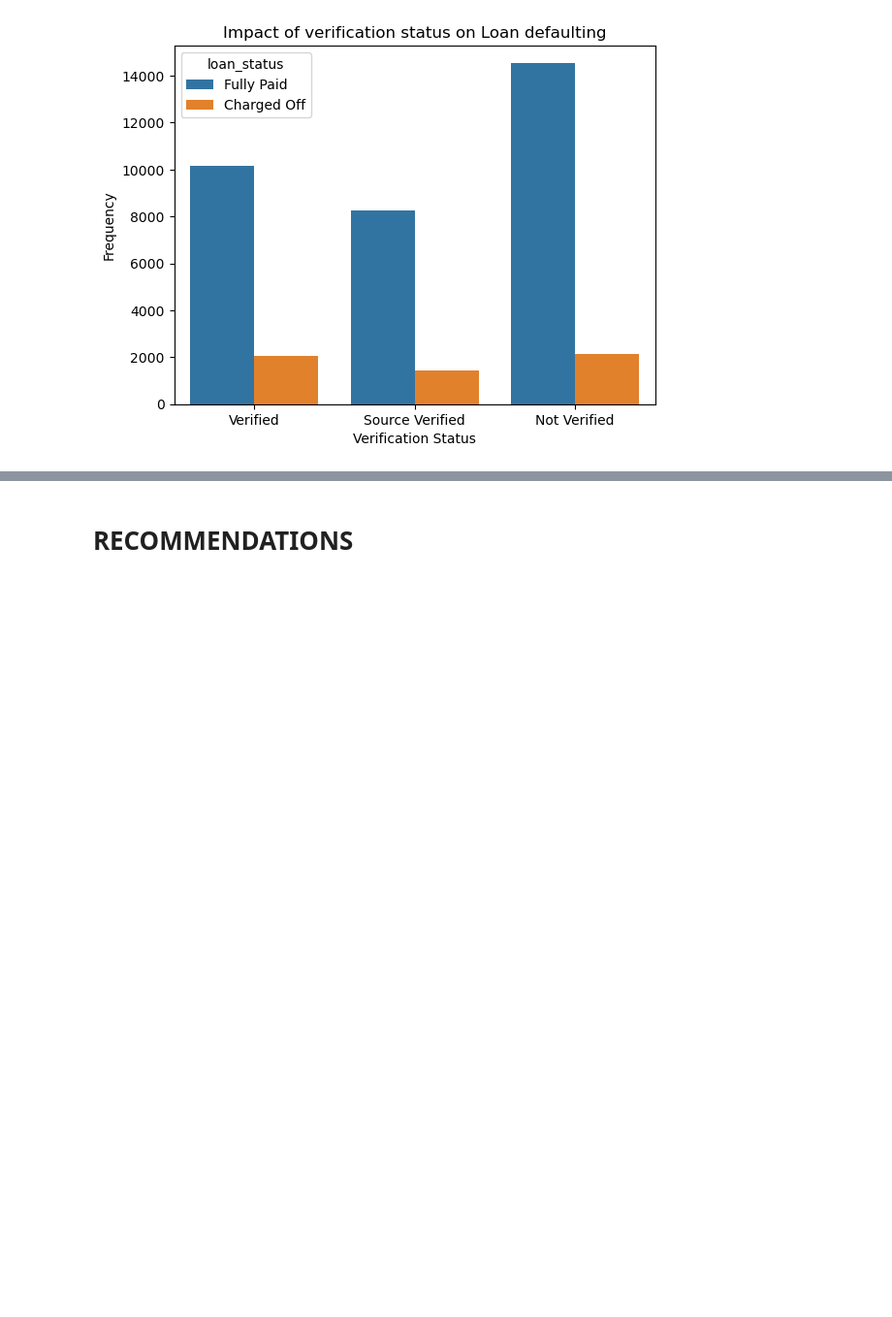
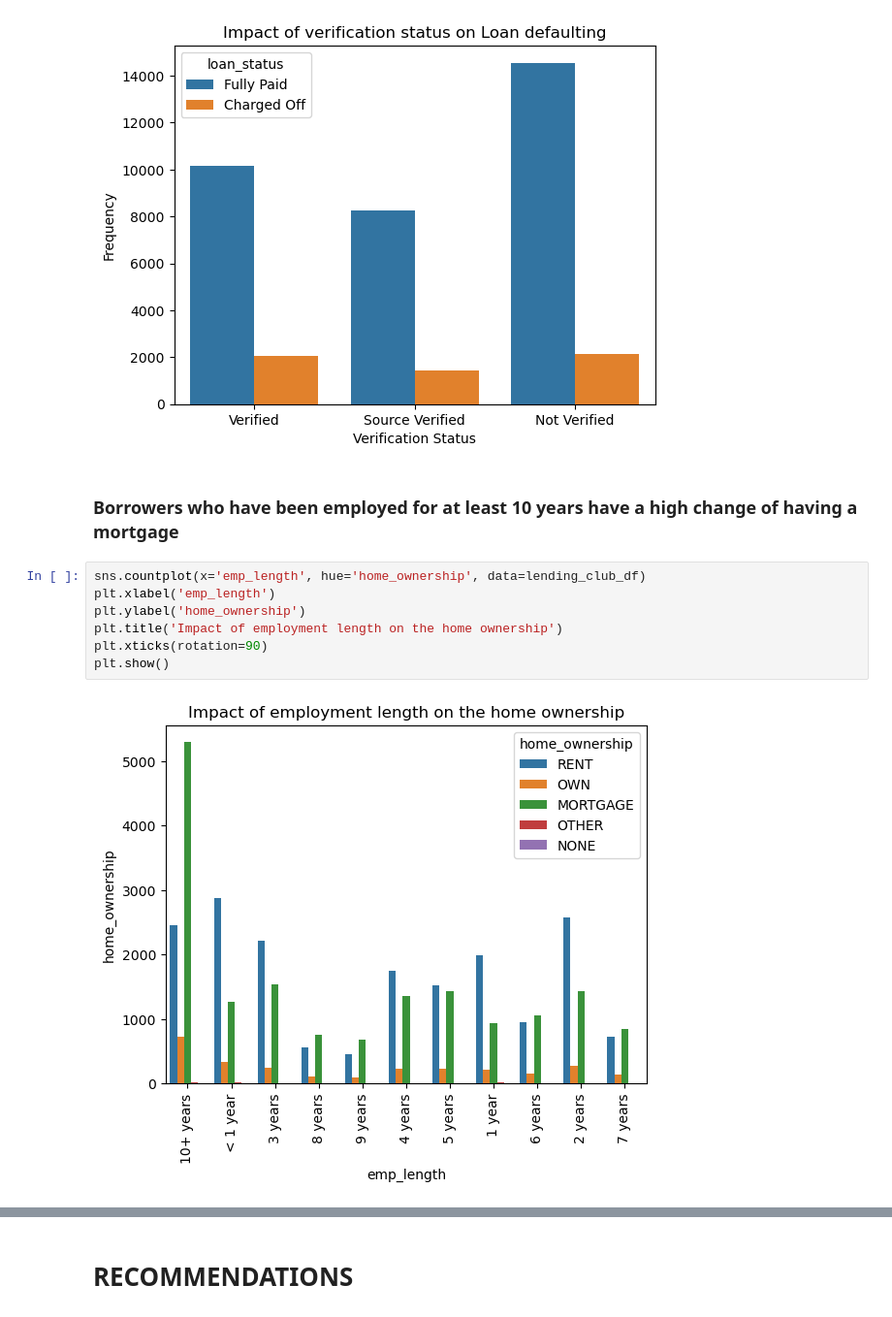
Before and after one commit to PLSV/Lending_Club_Case_Study, a Jupyter notebook: Pavan_Vasan.ipynb, the cells around one changed output, grey strips where cells are left out. Shown at 97% size. Cells and saved outputs as stored; diff of their text form; blank space fills up the shorter version.

Commit message:
modification to add impacting variables and correcting inferences

```diff
--- a/Pavan_Vasan.ipynb
+++ b/Pavan_Vasan.ipynb
@@ -403,3 +403,14 @@ plt.title('Impact of verification status on Loan defaulting')
 plt.show()
 # %% [output]
 [figure]
+# %% [markdown]
+### Borrowers who have been employed for at least 10 years have a high change of having a mortgage
+# %%
+sns.countplot(x='emp_length', hue='home_ownership', data=lending_club_df)
+plt.xlabel('emp_length')
+plt.ylabel('home_ownership')
+plt.title('Impact of employment length on the home ownership')
+plt.xticks(rotation=90)
+plt.show()
+# %% [output]
+[figure, added]
```
Also changed, not shown: parts of 9 cells of this notebook.
